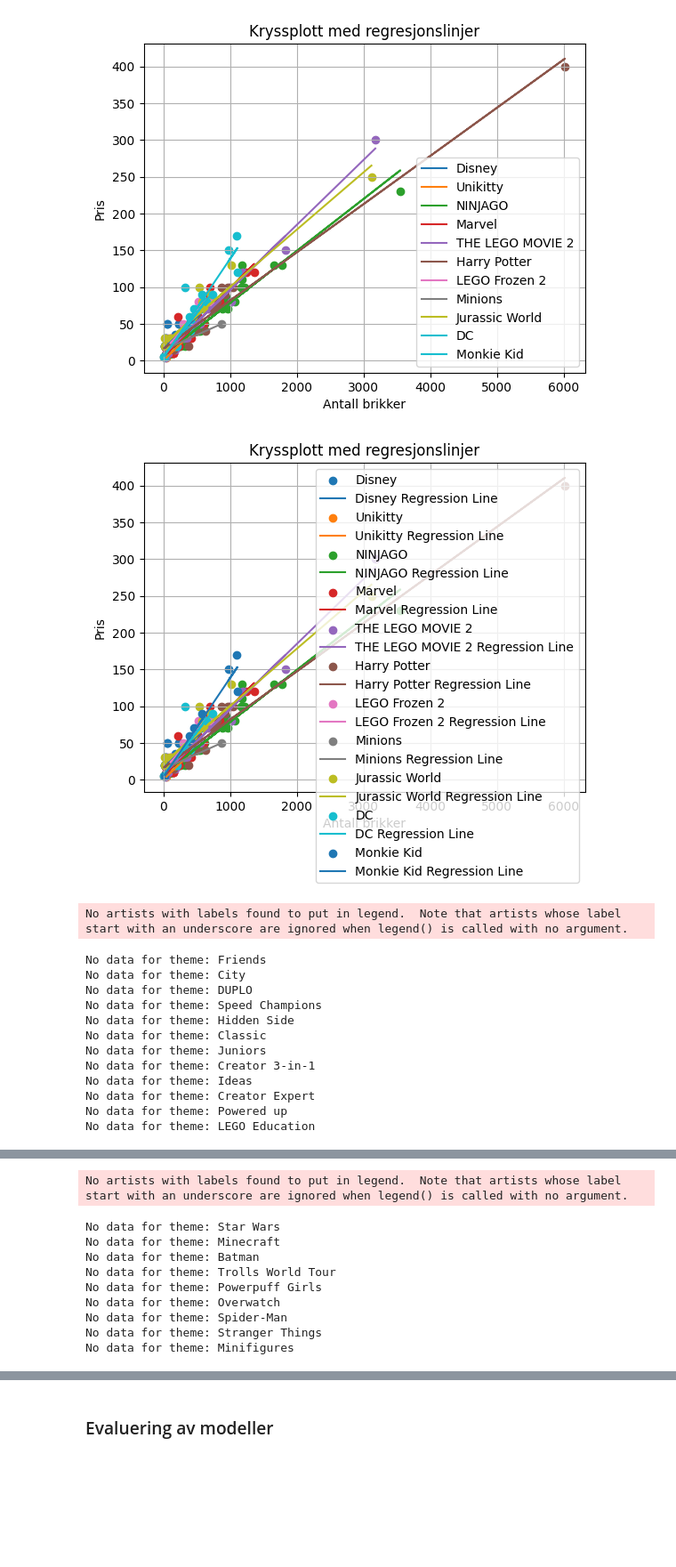
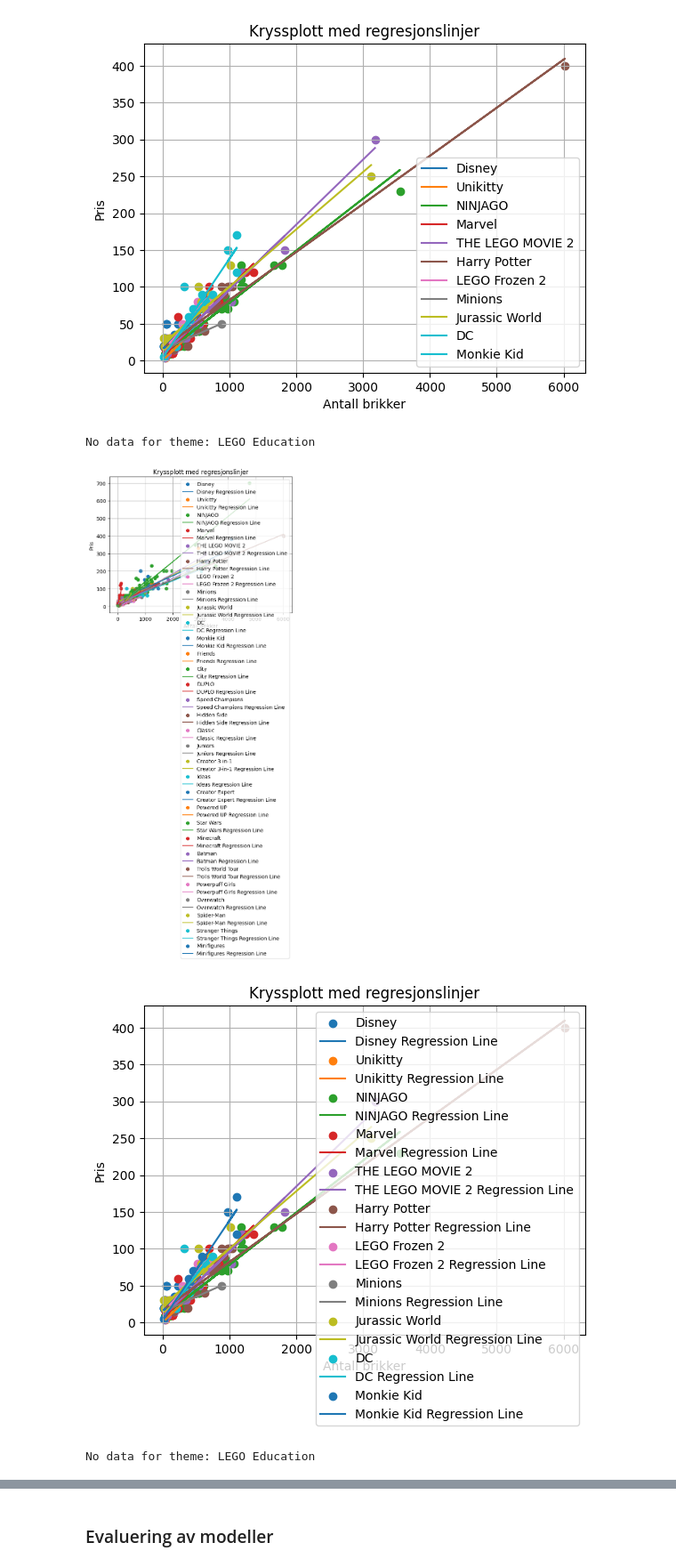
Before and after one commit to erikbjo/istg1003prosjekt, a Jupyter notebook: Oppgaver/arthurTestBook.ipynb, the cells around one changed output, grey strips where cells are left out. Shown at 89% size. Saved outputs shown, nothing was run; the diff lists cells and outputs as text; code cells hidden in the pictures; blank space fills up the shorter version.

```diff
--- a/Oppgaver/arthurTestBook.ipynb
+++ b/Oppgaver/arthurTestBook.ipynb
@@ -8,7 +8,7 @@ from scipy import stats
 import statsmodels.formula.api as smf
 import statsmodels.api as sm
 # %%
-df = pd.read_csv("data/lego.population.csv", sep = ",", encoding = "latin1")
+df = pd.read_csv("oppgave1/data/lego.population.csv", sep = ",", encoding = "latin1")
 df
 # %% [output]
 |  | Item_Number | Set_Name | Theme | Pieces | Price | Amazon_Price | Year | Ages | Pages | ... |
@@ -27,7 +27,7 @@ df
 # %% [markdown]
 ## Fjerner forklaringsvariabler vi ikke trenger
 # %%
-df2 = df[["Theme", "Price", "Pieces", "Pages", "Minifigures"]]
+df2 = df[["Set_Name", "Theme", "Price", "Pieces", "Pages", "Minifigures", "Unique_Pieces"]]
 # %% [markdown]
 ## Fjerner observasjoner med manglende datapunkter
 # %%
@@ -65,7 +65,7 @@ df2
 # %% [markdown]
 ## Enkel lineær regresjon
 # %%
-formel = 'Price ~ Pieces'
+formel = 'Price ~ Pieces + Pages + Minifigures'
 
 modell = smf.ols(formel, data = df2)
 resultat = modell.fit()
@@ -142,9 +146,14 @@ Farging
 mythemes_brands = ['Disney', 'Unikitty', 'NINJAGO', 'Marvel', 'THE LEGO MOVIE 2', 'Harry Potter', 'LEGO Frozen 2', 'Minions',
                    'Jurassic World', 'DC', 'Monkie Kid']
 mythemes_notBrands = ['Friends', 'City', 'DUPLO', 'Speed Champions', 'Hidden Side', 'Classic', 'Juniors', 'Creator 3-in-1',
-                      'Ideas', 'Creator Expert', 'Powered up', 'LEGO Education']
+                      'Ideas', 'Creator Expert', 'Powered UP', 'LEGO Education']
 mythemes_unclearBrands = ['Star Wars', 'Minecraft', 'Batman', 'Trolls World Tour', 'Powerpuff Girls', 'Overwatch', 'Spider-Man',
                           'Stranger Things', 'Minifigures']
+mythemes_all = ['Disney', 'Unikitty', 'NINJAGO', 'Marvel', 'THE LEGO MOVIE 2', 'Harry Potter', 'LEGO Frozen 2', 'Minions',
+                   'Jurassic World', 'DC', 'Monkie Kid', 'Friends', 'City', 'DUPLO', 'Speed Champions', 'Hidden Side',
+                   'Classic', 'Juniors', 'Creator 3-in-1', 'Ideas', 'Creator Expert', 'Powered UP', 'LEGO Education',
+                   'Star Wars', 'Minecraft', 'Batman', 'Trolls World Tour', 'Powerpuff Girls', 'Overwatch', 'Spider-Man',
+                          'Stranger Things', 'Minifigures']
 # %%
 df2.groupby(['Theme']).size().reset_index(name = 'Count')
 # %% [output]
@@ -251,59 +260,42 @@ showMultipleRegressionLine(mythemes_brands)
 # %% [output]
 [figure]
 # %%
-# TODO needs fixup and review
-import numpy as np
-import pandas as pd
-import statsmodels.formula.api as smf
-import matplotlib.pyplot as plt
-
-subset_df = df2[df2['Theme'].isin(mythemes_brands)]
-
-
 def showMultipleRegressionLine(arr):
     resultater = []
     for theme in arr:
-        theme_subset = subset_df[subset_df['Theme'] == theme]
+        theme_subset = df2[df2['Theme'] == theme]
         if theme_subset.empty:
             print(f"No data for theme: {theme}")
             continue
         model = smf.ols('Price ~ Pieces', data=theme_subset).fit()
         resultater.append((theme, model))
 
     for theme, res in resultater:
         slope = res.params['Pieces']
         intercept = res.params['Intercept']
 
-        theme_subset = subset_df[subset_df['Theme'] == theme]
+        theme_subset = df2[df2['Theme'] == theme]
         regression_x = np.array(theme_subset['Pieces'])
         regression_y = slope * regression_x + intercept
 
         plt.scatter(theme_subset['Pieces'], theme_subset['Price'], label=theme)
         plt.plot(regression_x, regression_y, label=f'{theme} Regression Line')
 
     plt.xlabel('Antall brikker')
     plt.ylabel('Pris')
     plt.title('Kryssplott med regresjonslinjer')
     plt.legend()
     plt.grid(True)
     plt.show()
 
 # Call the function with the array of themes
+showMultipleRegressionLine(mythemes_all)
+
 showMultipleRegressionLine(mythemes_brands)
 showMultipleRegressionLine(mythemes_notBrands)
 showMultipleRegressionLine(mythemes_unclearBrands)
 # %% [output]
+No data for theme: LEGO Education
-[figure, old version]
+[figure, new version]
-No artists with labels found to put in legend.  Note that artists whose label start with an underscore are ignored when legend() is called with no argument.
+[figure, new version]
-No data for theme: Friends
-No data for theme: City
-No data for theme: DUPLO
-No data for theme: Speed Champions
-No data for theme: Hidden Side
-No data for theme: Classic
-No data for theme: Juniors
-No data for theme: Creator 3-in-1
-No data for theme: Ideas
-No data for theme: Creator Expert
-No data for theme: Powered up
 No data for theme: LEGO Education
@@ -311,10 +301,0 @@ No data for theme: LEGO Education
-No artists with labels found to put in legend.  Note that artists whose label start with an underscore are ignored when legend() is called with no argument.
-No data for theme: Star Wars
-No data for theme: Minecraft
-No data for theme: Batman
-No data for theme: Trolls World Tour
-No data for theme: Powerpuff Girls
-No data for theme: Overwatch
-No data for theme: Spider-Man
-No data for theme: Stranger Things
-No data for theme: Minifigures
```
Also changed, not shown: parts of 11 cells of this notebook.
